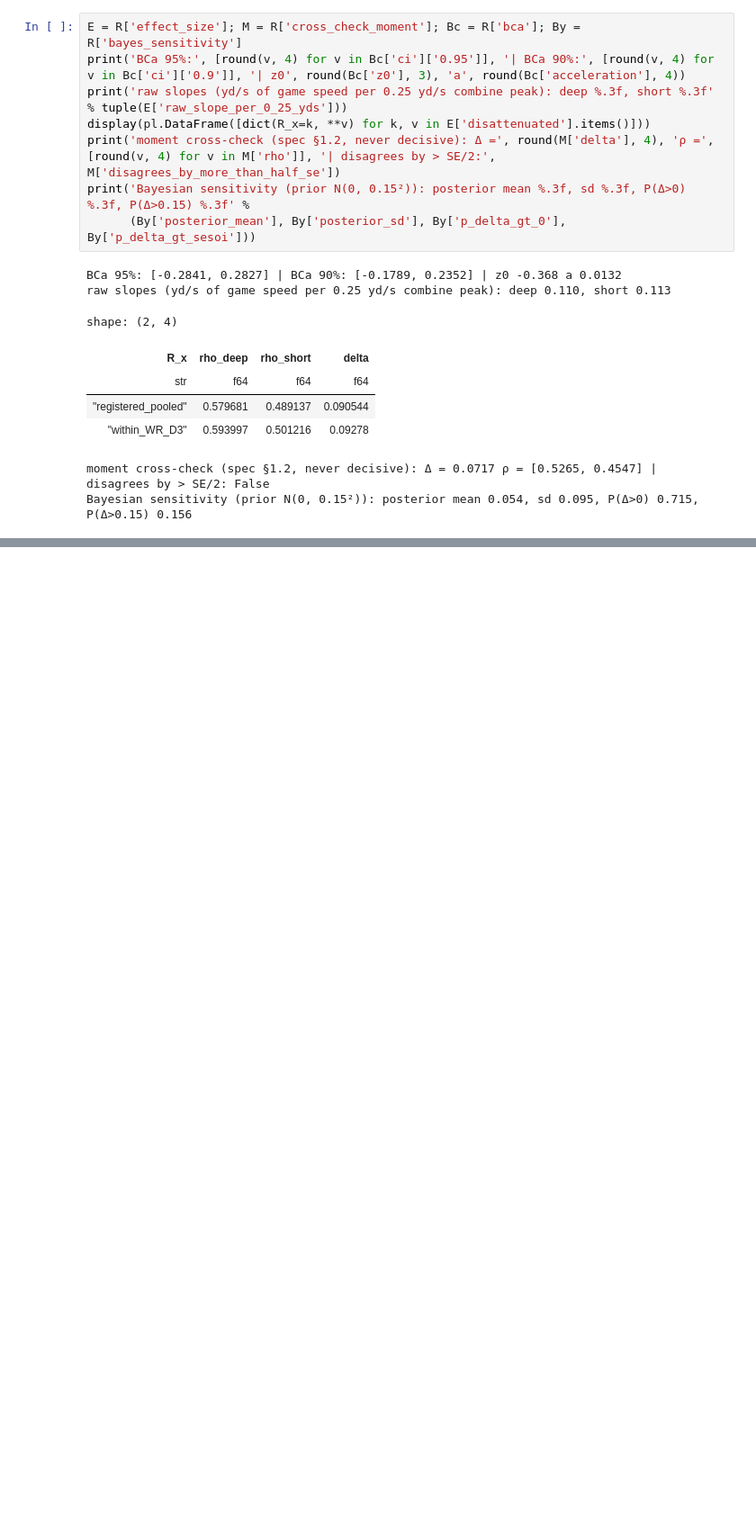
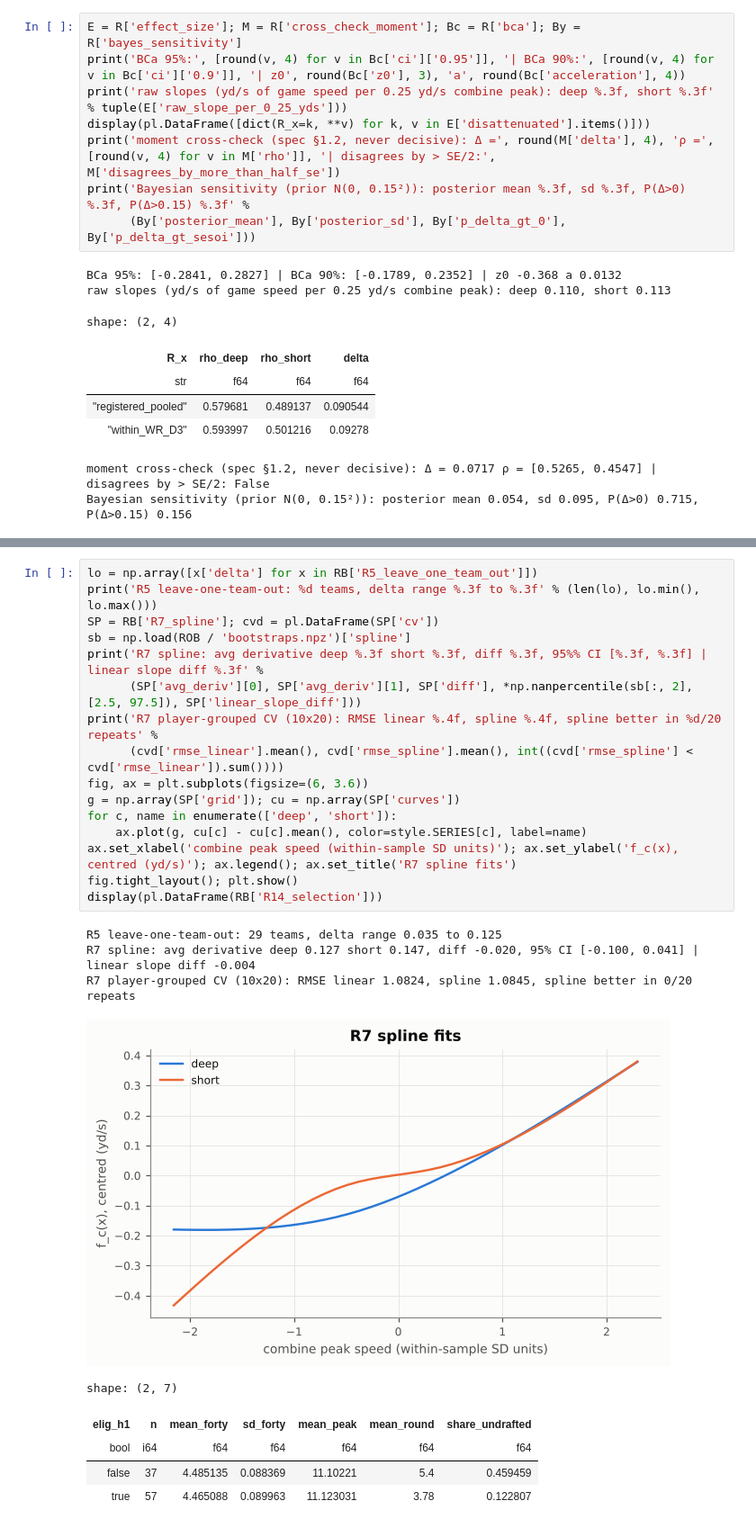
Before and after one commit to simhadripraveena2-bit/NFL-Big-Data-Bowl-2027, a Jupyter notebook: notebooks/08_h1_wr_confirmatory_analysis.ipynb, the cells around one changed output, grey strips where cells are left out. Shown at 90% size. Saved outputs shown, nothing was run; the diff lists cells and outputs as text; blank space fills up the shorter version.

```diff
--- a/notebooks/08_h1_wr_confirmatory_analysis.ipynb
+++ b/notebooks/08_h1_wr_confirmatory_analysis.ipynb
@@ -147,0 +200,26 @@ See `research_notes/h1_wr_confirmatory_results.md`.
+# %%
+lo = np.array([x['delta'] for x in RB['R5_leave_one_team_out']])
+print('R5 leave-one-team-out: %d teams, delta range %.3f to %.3f' % (len(lo), lo.min(), lo.max()))
+SP = RB['R7_spline']; cvd = pl.DataFrame(SP['cv'])
+sb = np.load(ROB / 'bootstraps.npz')['spline']
+print('R7 spline: avg derivative deep %.3f short %.3f, diff %.3f, 95%% CI [%.3f, %.3f] | linear slope diff %.3f' %
+      (SP['avg_deriv'][0], SP['avg_deriv'][1], SP['diff'], *np.nanpercentile(sb[:, 2], [2.5, 97.5]), SP['linear_slope_diff']))
+print('R7 player-grouped CV (10x20): RMSE linear %.4f, spline %.4f, spline better in %d/20 repeats' %
+      (cvd['rmse_linear'].mean(), cvd['rmse_spline'].mean(), int((cvd['rmse_spline'] < cvd['rmse_linear']).sum())))
+fig, ax = plt.subplots(figsize=(6, 3.6))
+g = np.array(SP['grid']); cu = np.array(SP['curves'])
+for c, name in enumerate(['deep', 'short']):
+    ax.plot(g, cu[c] - cu[c].mean(), color=style.SERIES[c], label=name)
+ax.set_xlabel('combine peak speed (within-sample SD units)'); ax.set_ylabel('f_c(x), centred (yd/s)'); ax.legend(); ax.set_title('R7 spline fits')
+fig.tight_layout(); plt.show()
+display(pl.DataFrame(RB['R14_selection']))
+# %% [output]
+R5 leave-one-team-out: 29 teams, delta range 0.035 to 0.125
+R7 spline: avg derivative deep 0.127 short 0.147, diff -0.020, 95% CI [-0.100, 0.041] | linear slope diff -0.004
+R7 player-grouped CV (10x20): RMSE linear 1.0824, spline 1.0845, spline better in 0/20 repeats
+[figure, added]
+shape: (2, 7)
+| elig_h1 | n | mean_forty | sd_forty | mean_peak | mean_round | share_undrafted |
+| bool | i64 | f64 | f64 | f64 | f64 | f64 |
+| false | 37 | 4.485135 | 0.088369 | 11.10221 | 5.4 | 0.459459 |
+| true | 57 | 4.465088 | 0.089963 | 11.123031 | 3.78 | 0.122807 |
```
Also changed, not shown: parts of 11 cells of this notebook, 5 other files.
